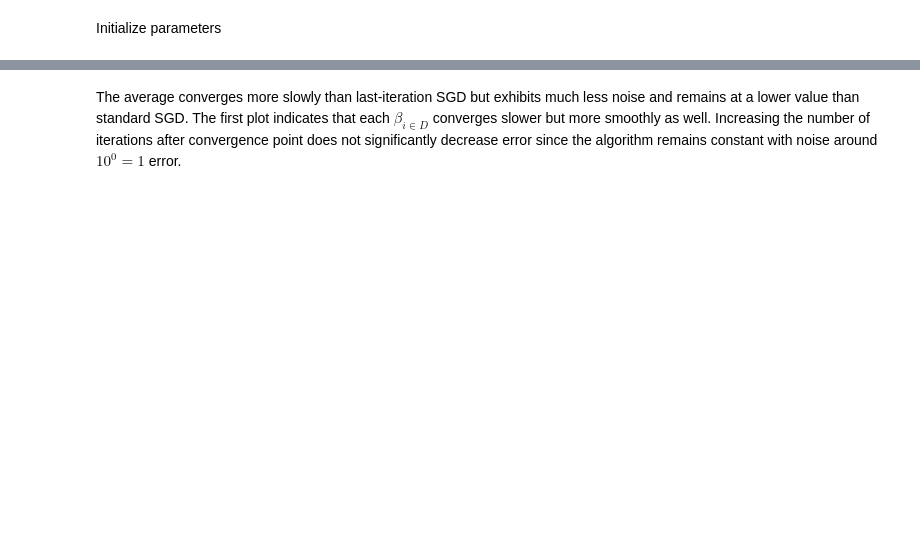
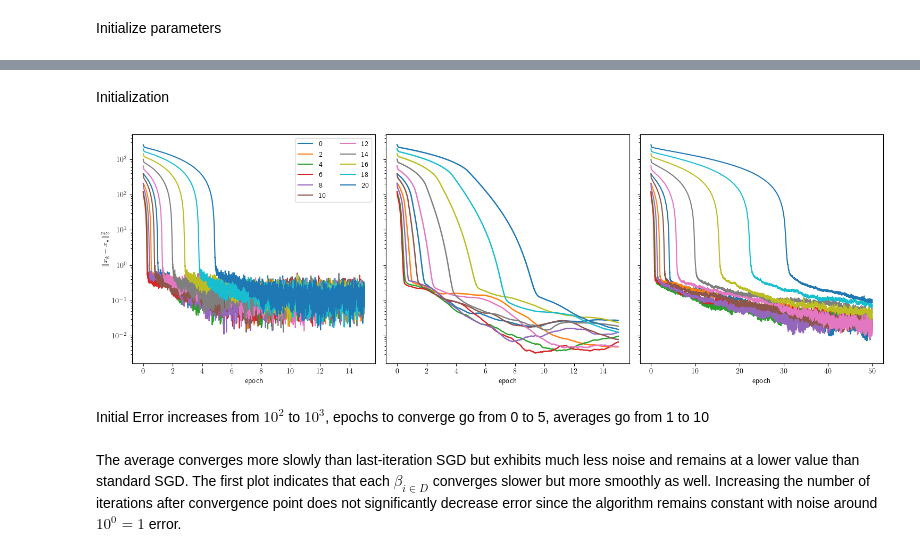
Before and after one commit to EfimSo/SGD, a Jupyter notebook: SGD.ipynb, the cells around one changed output, grey strips where cells are left out. Cells and saved outputs as stored; diff of their text form; code cells hidden in the pictures; blank space fills up the shorter version.

```diff
--- a/SGD.ipynb
+++ b/SGD.ipynb
@@ -130,4 +127,0 @@ Run SGD with iterate averaging starting at 0 epochs.
-# %%
-epochs = 10
-paramiters, paramiters_averaged = run_SGD(grad_sgd_loss, epochs, init_param, init_stepsize, stepsize_decayrate, batchsize, N)
-_ = plot_iterates_and_squared_errors(paramiters, paramiters_averaged, true_beta, opt_param, 0, epochs, N, batchsize),
@@ -137,2 +128,27 @@ _ = plot_iterates_and_squared_errors(paramiters, paramiters_averaged, true_beta,
+# %% [markdown]
+Initialization
+# %%
+epochs = 15
+fig, (ax1, ax2, ax3) = plt.subplots(1, 3, figsize=(15, 5), sharey=True)
+ax1.set_yscale('log')
+ax2.set_yscale('log')
+for i in range(0, 21, 2):
+    init_p = np.full(D+1, i)
+    paramiters, paramiters_averaged = run_SGD(grad_sgd_loss, epochs, init_p, init_stepsize, stepsize_decayrate, batchsize, N)
+    epochs_dec = 50
+    paramiters_decreasing, _ = run_SGD(grad_sgd_loss, epochs_dec, init_p, init_stepsize, 0.2, batchsize, N)
+    _ = plot_iterates_and_squared_errors_ax(paramiters, paramiters_averaged, paramiters_decreasing, true_beta, opt_param, 0, epochs, epochs_dec, N, batchsize, ax1, ax2, ax3, i)
+ax1.legend(loc="upper right", ncols=2)
+# ax2.legend(loc="upper right", ncols=2)
+# ax3.legend(loc="upper right", ncols=2)
+ax1.set_xlabel('epoch')
+ax1.set_ylabel(r'$\|x_k - x_{\star}\|_2^2$')
+ax2.set_xlabel('epoch')
+ax3.set_xlabel('epoch')
+fig.tight_layout()
+# %% [output]
+[figure, added]
+# %% [markdown]
+Initial Error increases from $10^2$ to $10^3$, epochs to converge go from 0 to 5, averages go from 1 to 10
 # %% [markdown]
 The average converges more slowly than last-iteration SGD but exhibits much less noise and remains at a lower value than standard SGD. The first plot indicates that each $\beta_{i \in D}$ converges slower but more smoothly as well. Increasing the number of iterations after convergence point does not significantly decrease error since the algorithm remains constant with noise around $10^0 = 1$ error.
```
Also changed, not shown: parts of 11 cells of this notebook, 7 other files.
